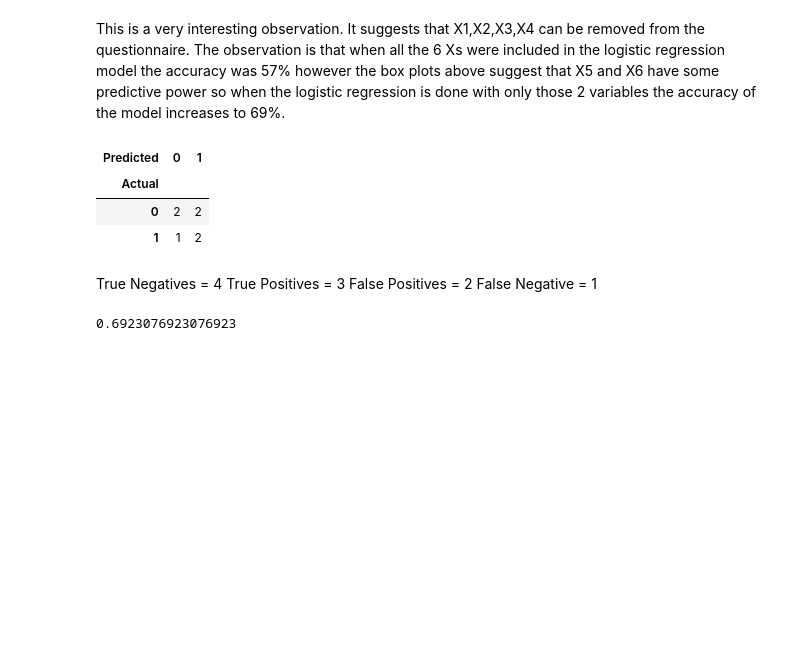
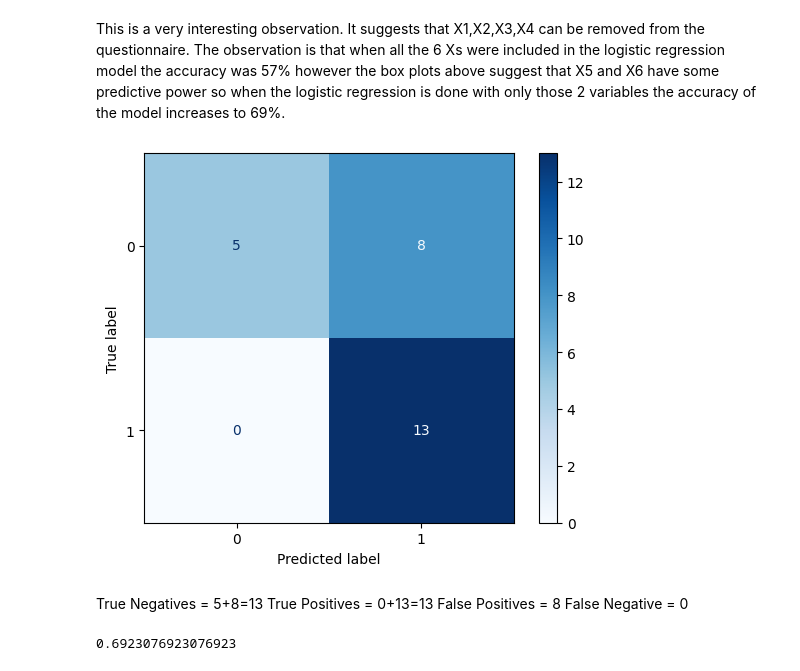
Before and after one commit to pranav-netizen/GzHmM9Jpdpfq0fdG, a Jupyter notebook: first-project-apziva.ipynb, the cells around one changed output. Drawn from its saved outputs; the diff is of its cells as text; code cells hidden in the pictures; blank space fills up the shorter version.

```diff
--- a/first-project-apziva.ipynb
+++ b/first-project-apziva.ipynb
@@ -199,24 +284,18 @@ print('Model accuracy score: {0:0.4f}'. format(accuracy_score(y_test, y_pred_tes
 Model accuracy score: 0.6923
 # %% [markdown]
 This is a very interesting observation. It suggests that X1,X2,X3,X4 can be removed from the questionnaire. The observation is that when all the 6 Xs were included in the logistic regression model the accuracy was 57% however the box plots above suggest that X5 and X6 have some predictive power so when the logistic regression is done with only those 2 variables the accuracy of the model increases to 69%.
-# %%
-from sklearn import metrics
-
-y_actual=pd.Series(y_test,name='Actual')
-y_predicted=pd.Series(y_pred_test,name='Predicted')
-
-
-pd.crosstab(y_actual,y_predicted)
-# %% [output]
-| Predicted | 0 | 1 |
-| Actual |  |  |
-| 0 | 2 | 2 |
-| 1 | 1 | 2 |
+# %%
+cm = confusion_matrix(y_test, y_pred_test)
+cm_display = ConfusionMatrixDisplay(confusion_matrix=cm)
+cm_display.plot(cmap=plt.cm.Blues, values_format='d')
+plt.show()
+# %% [output]
+[figure, added]
 # %% [markdown]
-True Negatives = 4
-True Positives = 3
-False Positives = 2
-False Negative = 1
+True Negatives = 5+8=13
+True Positives = 0+13=13
+False Positives = 8
+False Negative = 0
 # %%
 metrics.accuracy_score(y_actual, y_predicted)
 # %% [output]
```
Also changed, not shown: parts of 13 cells of this notebook.
